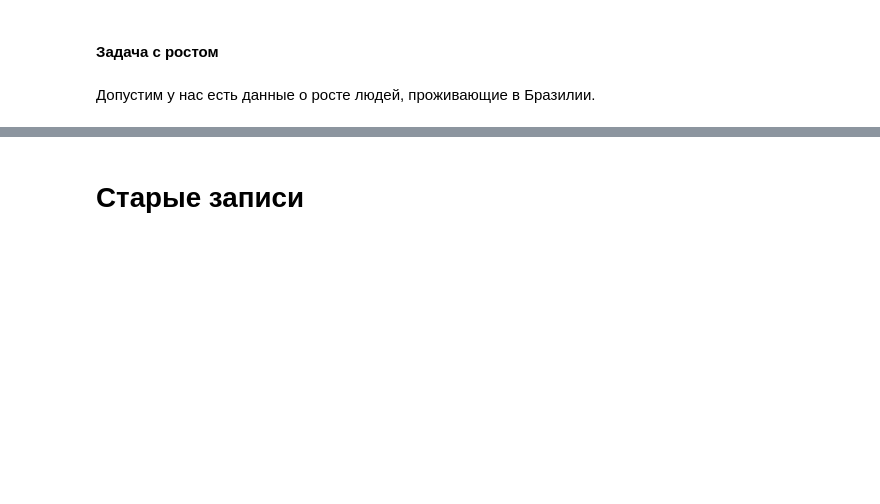
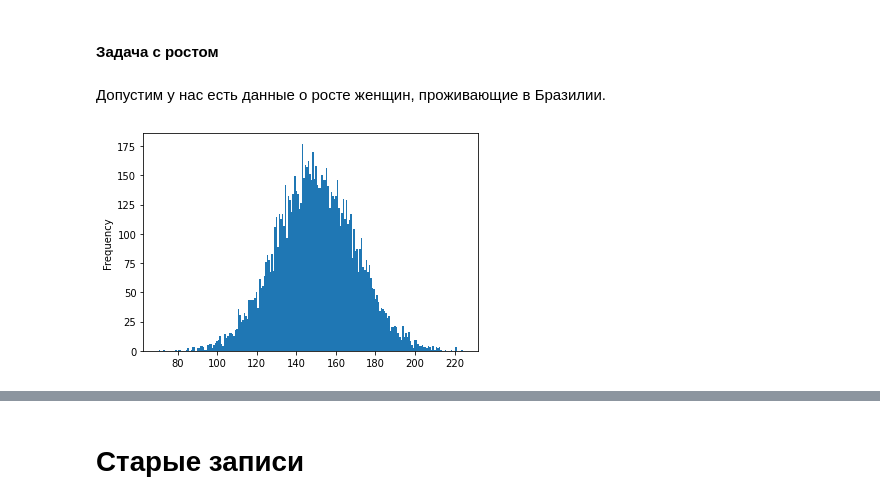
Before and after one commit to Saxsafon/Statistics, a Jupyter notebook: Hypothesis_testing.ipynb, the cells around one changed output, grey strips where cells are left out. Drawn from its saved outputs; the diff is of its cells as text; code cells hidden in the pictures; blank space fills up the shorter version.

```diff
--- a/Hypothesis_testing.ipynb
+++ b/Hypothesis_testing.ipynb
@@ -141,4 +179,12 @@ result_4 = [1, 1, 0, 0, 0, 1, 0, 0, 1, 0]
 # %% [markdown]
 #### Задача с ростом
 # %% [markdown]
-Допустим у нас есть данные о росте людей, проживающие в Бразилии.
+Допустим у нас есть данные о росте женщин, проживающие в Бразилии.
+# %%
+m = 150
+sigma = 20
+
+heights = pd.Series(np.random.normal(m, sigma, 10000))
+heights.plot.hist(bins=200);
+# %% [output]
+[figure, added]
```
Also changed, not shown: parts of 19 cells of this notebook.
